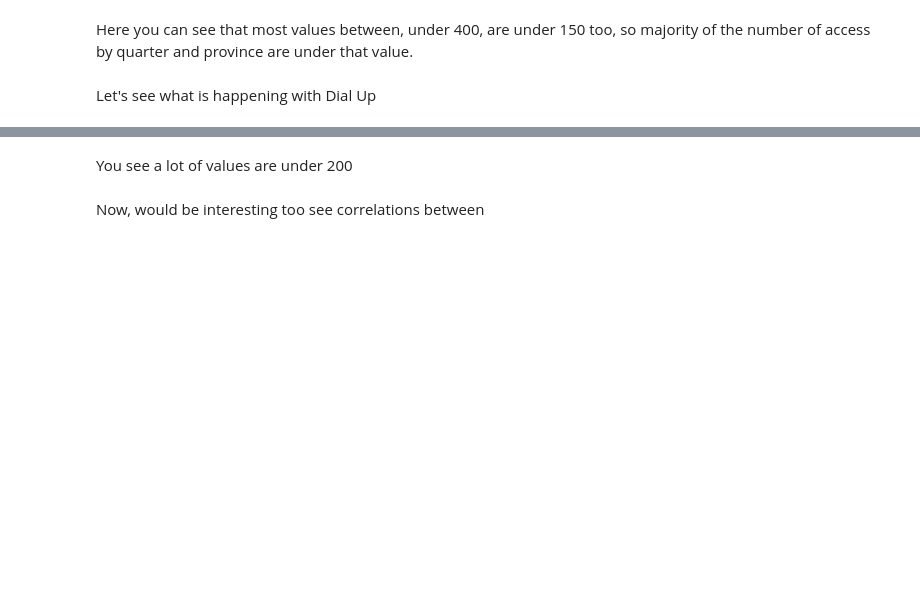
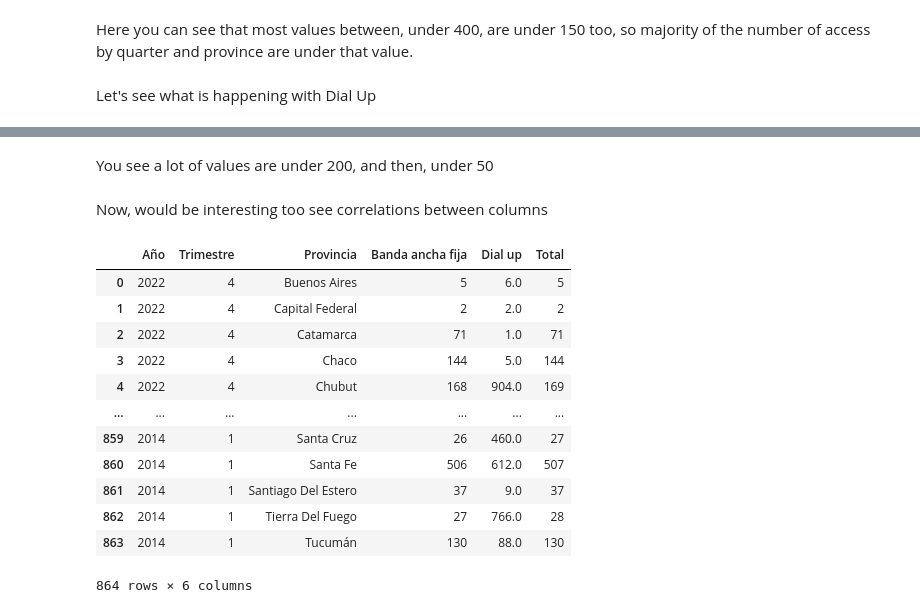
Before and after one commit to pablorobba/Data_Analyst_Telecomunication_project, a Jupyter notebook: EDA.ipynb, the cells around one changed output, grey strips where cells are left out. Cells and saved outputs as stored; diff of their text form; code cells hidden in the pictures; blank space fills up the shorter version.

```diff
--- a/EDA.ipynb
+++ b/EDA.ipynb
@@ -109,2 +109,2 @@ sns.catplot(data=a_df_access_broadband_narrowband, x = "Dial up")
 # %% [markdown]
-You see a lot of values are under 200
+You see a lot of values are under 200, and then, under 50
@@ -113,2 +111,18 @@ You see a lot of values are under 200
 # %% [markdown]
-Now, would be interesting too see correlations between
+Now, would be interesting too see correlations between columns
+# %%
+a_df_access_broadband_narrowband
+# %% [output]
+|  | Año | Trimestre | Provincia | Banda ancha fija | Dial up | Total |
+| 0 | 2022 | 4 | Buenos Aires | 5 | 6.0 | 5 |
+| 1 | 2022 | 4 | Capital Federal | 2 | 2.0 | 2 |
+| 2 | 2022 | 4 | Catamarca | 71 | 1.0 | 71 |
+| 3 | 2022 | 4 | Chaco | 144 | 5.0 | 144 |
+| 4 | 2022 | 4 | Chubut | 168 | 904.0 | 169 |
+| ... | ... | ... | ... | ... | ... | ... |
+| 859 | 2014 | 1 | Santa Cruz | 26 | 460.0 | 27 |
+| 860 | 2014 | 1 | Santa Fe | 506 | 612.0 | 507 |
+| 861 | 2014 | 1 | Santiago Del Estero | 37 | 9.0 | 37 |
+| 862 | 2014 | 1 | Tierra Del Fuego | 27 | 766.0 | 28 |
+| 863 | 2014 | 1 | Tucumán | 130 | 88.0 | 130 |
+864 rows × 6 columns
```
Also changed, not shown: parts of 6 cells of this notebook, 6 other files.
